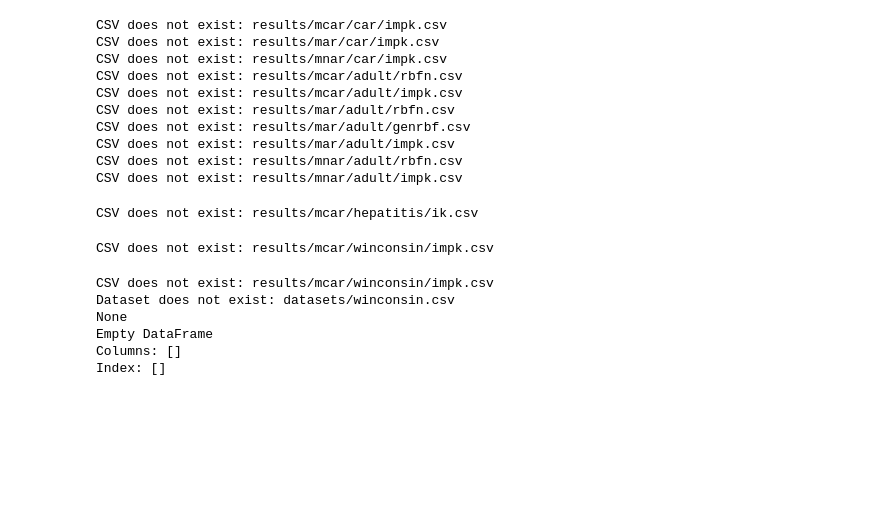
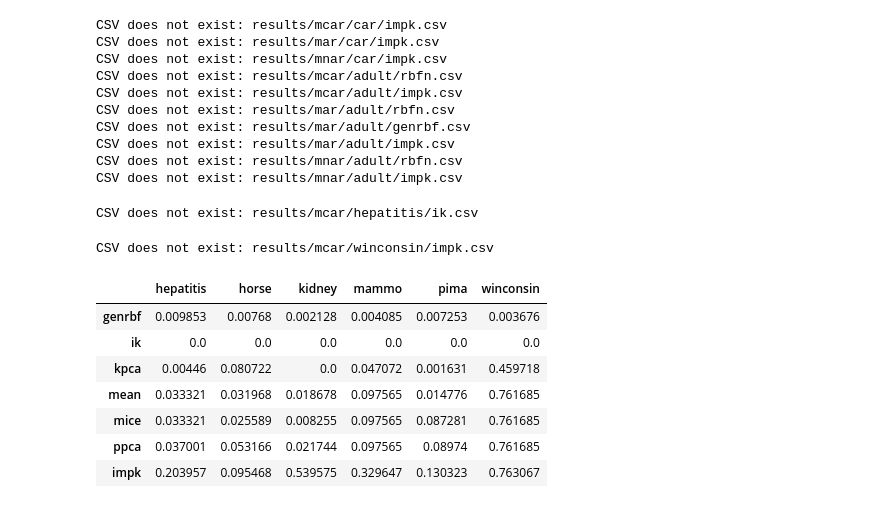
Before and after one commit to echoid/mass_incomplete, a Jupyter notebook: visualization.ipynb, the cells around one changed output. Drawn from its saved outputs; the diff is of its cells as text; code cells hidden in the pictures; blank space fills up the shorter version.

```diff
--- a/visualization.ipynb
+++ b/visualization.ipynb
@@ -725,8 +725,8 @@ missing_types = ["mcar"]
 
 # Function to check if the CSV file exists
 def csv_exists(missing_type, dataset, model):
-    output_path = f"results/{missing_type}/{dataset}/{model}.csv"
-    return os.path.exists(output_path)
+
+    return pd.read_csv(output_path)
 
 # Function to load only the first column from the dataset and rename it
 def load_and_rename_first_column(dataset, model):
@@ -740,34 +740,51 @@ def load_and_rename_first_column(dataset, model):
 
     # Load the dataset and select only the first column
     df = pd.read_csv(dataset_path, usecols=[0])
-
+    print(df)
     # Rename the first column to the corresponding model name
     df.columns = [model]
 
     return df
 
-# Loop through datasets, models, and missing types
-for dataset in datasets:
-    for missing_type in missing_types:
-        combined_df = pd.DataFrame()  # To combine columns for each dataset
+import pandas as pd
+import os
+
+datasets = ["hepatitis", "horse", "kidney", "mammo", "pima", "winconsin"]
+models = ["genrbf", "ik", "kpca", "mean", "mice", "ppca", "impk"]
+missing_types = ["mcar"]  # You can add more missing types if needed
+
+# Loop through missing types
+for missing_type in missing_types:
+    results_df = pd.DataFrame(index=models, columns=datasets)  # Create a DataFrame with models as rows and datasets as columns
+
+    # Loop through datasets
+    for dataset in datasets:
+        # Loop through models
         for model in models:
             # Check if the CSV file exists
-            if not csv_exists(missing_type, dataset, model):
-                print(f"CSV does not exist: results/{missing_type}/{dataset}/{model}.csv")
+            output_path = f"results/{missing_type}/{dataset}/{model}.csv"
+            if os.path.exists(output_path):
+                # Load CSV and get the first "Value" entry
+                data = pd.read_csv(output_path)
+                if "Value" in data.columns:
+                    results_df.loc[model, dataset] = data["Value"][0]  # Fill the DataFrame with Value[0]
+                else:
+                    results_df.loc[model, dataset] = None  # Handle missing "Value" column
+            else:
+                results_df.loc[model, dataset] = None  # Handle missing files
 
-                # Load and rename the first column based on the model name
-                df_model = load_and_rename_first_column(dataset, model)
-                print(df_model)
-
-                if df_model is not None:
-                    # Append the renamed column to the combined dataframe
-                    combined_df = pd.concat([combined_df, df_model], axis=1)
-
-print(combined_df)
+    # Save the DataFrame as a CSV for the current missing type
+    # output_csv_path = f"results_summary_{missing_type}.csv"
+    # results_df.to_csv(output_csv_path)
+    # print(f"Saved {output_csv_path}")
-# %% [output]
-CSV does not exist: results/mcar/winconsin/impk.csv
-Dataset does not exist: datasets/winconsin.csv
-None
-Empty DataFrame
-Columns: []
-Index: []
+# %%
+results_df
+# %% [output]
+|  | hepatitis | horse | kidney | mammo | pima | winconsin |
+| genrbf | 0.009853 | 0.00768 | 0.002128 | 0.004085 | 0.007253 | 0.003676 |
+| ik | 0.0 | 0.0 | 0.0 | 0.0 | 0.0 | 0.0 |
+| kpca | 0.00446 | 0.080722 | 0.0 | 0.047072 | 0.001631 | 0.459718 |
+| mean | 0.033321 | 0.031968 | 0.018678 | 0.097565 | 0.014776 | 0.761685 |
+| mice | 0.033321 | 0.025589 | 0.008255 | 0.097565 | 0.087281 | 0.761685 |
+| ppca | 0.037001 | 0.053166 | 0.021744 | 0.097565 | 0.08974 | 0.761685 |
+| impk | 0.203957 | 0.095468 | 0.539575 | 0.329647 | 0.130323 | 0.763067 |
```
Also changed, not shown: 14 other files.
